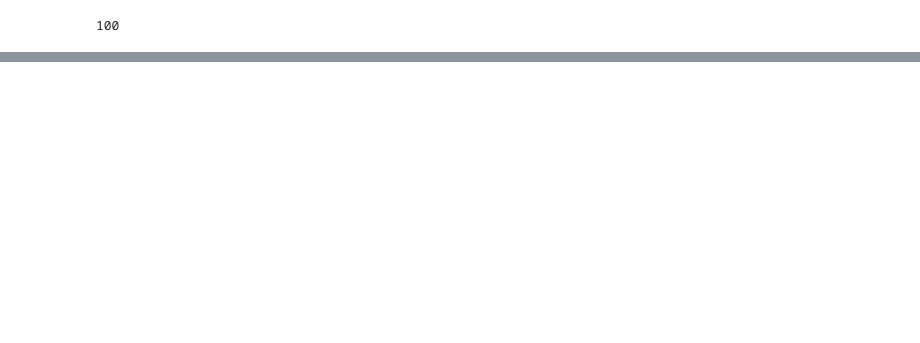
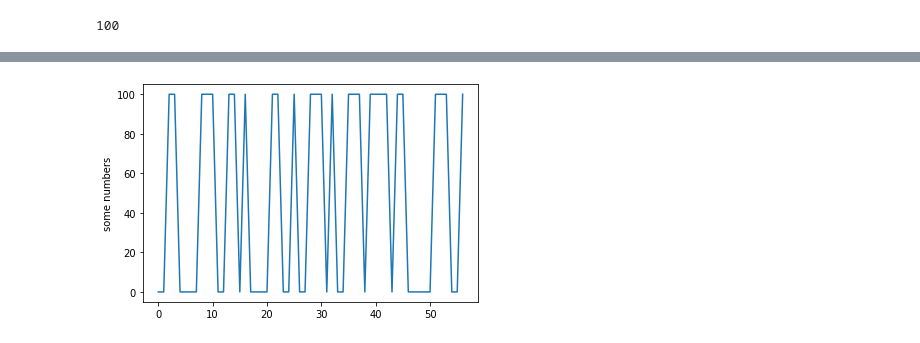
Before and after one commit to mdsalem17/RerankingTransformer, a Jupyter notebook: RRT_GLD/evaluate_viquae.ipynb, the cells around one changed output, grey strips where cells are left out. Saved outputs shown, nothing was run; the diff lists cells and outputs as text; code cells hidden in the pictures; blank space fills up the shorter version.

```diff
--- a/RRT_GLD/evaluate_viquae.ipynb
+++ b/RRT_GLD/evaluate_viquae.ipynb
@@ -781,20 +640,0 @@ ranks, ranks.shape
-# %%
-out = compute_metrics('viquae', rankings.T, gnd['gnd'], _sizes, kappas=recalls)
-# %%
-scores = torch.stack(scores, -1) # nb_queries x 100
-closest_dists, indices = torch.sort(scores, dim=-1, descending=True)
-closest_indices = torch.gather(eval_nn_inds, -1, indices)
-ranks = deepcopy(eval_nn_inds)
-ranks[:, :top_k] = deepcopy(closest_indices)
-ranks = ranks.cpu().data.numpy().T
-# pickle_save('eval_nn_inds.pkl', ranks.T)
-out = compute_metrics('viquae', ranks, gnd['gnd'], sizes, kappas=ks)
-# %%
-torch.cuda.empty_cache()
-evaluate_function = partial(mean_average_precision_viquae_rerank, model=model, cache_nn_inds=cache_nn_inds,
-    query_global=query_global, query_local=query_local, query_mask=query_mask, query_scales=query_scales, query_positions=query_positions,
-    gallery_global=gallery_global, gallery_local=gallery_local, gallery_mask=gallery_mask, gallery_scales=gallery_scales, gallery_positions=gallery_positions,
-    ks=recalls,
-    gnd=query_loader.dataset.gnd_data,
-)
-metrics = evaluate_function()
@@ -802,0 +680,7 @@ query_global.shape, gallery_global.shape
+# %%
+precisions_at_5 = []
+outs = []
+for i in range(len(gnd['gnd'])):
+    out = compute_metrics_one_question(i, ranks.T, gnd['gnd'], _sizes, kappas=recalls)
+    precisions_at_5.append(out['hit_rate@5'])
+    outs.append(out)
@@ -802,0 +713,7 @@ query_global.shape, gallery_global.shape
+# %%
+import matplotlib.pyplot as plt
+plt.plot(precisions_at_5)
+plt.ylabel('some numbers')
+plt.show()
+# %% [output]
+[figure, added]
```
Also changed, not shown: parts of 57 cells of this notebook, 3 other files.
